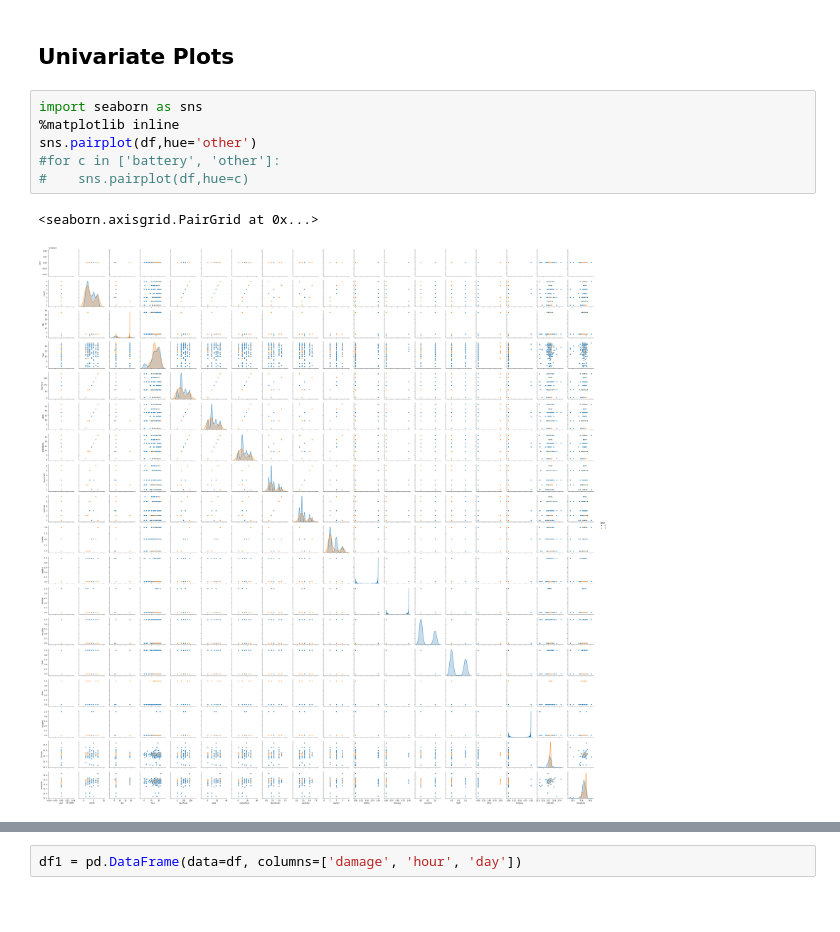
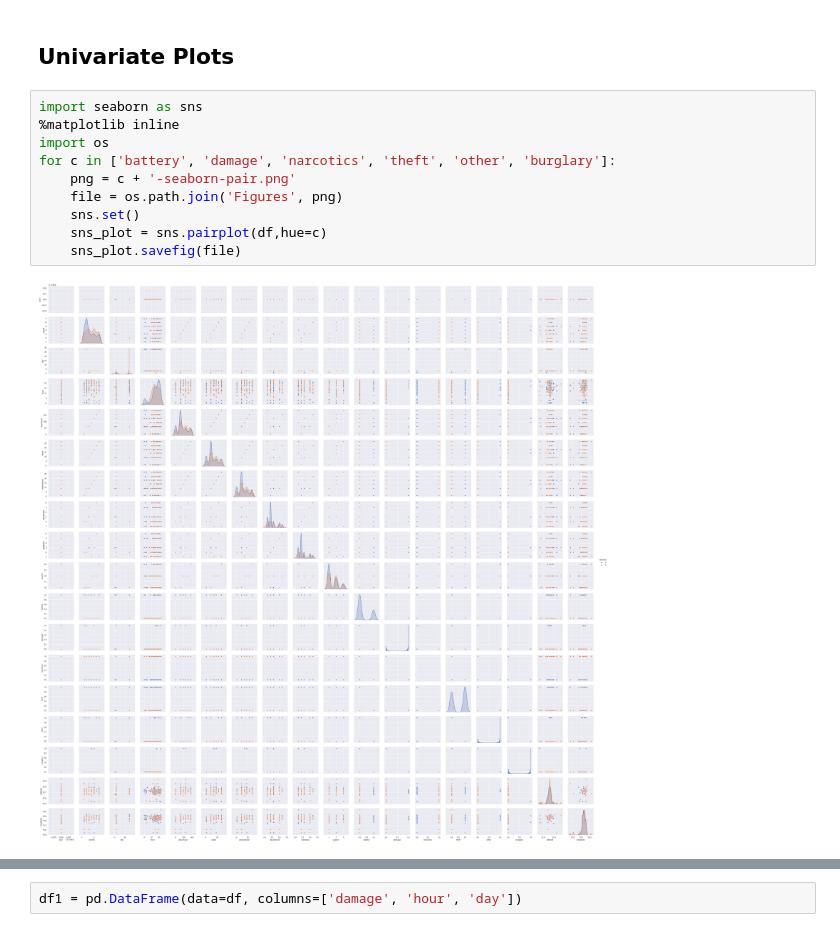
Before and after one commit to divyatv/MachineLearning_ChicagoCrime, a Jupyter notebook: start.ipynb, the cells around one changed output, grey strips where cells are left out. Drawn from its saved outputs; the diff is of its cells as text; blank space fills up the shorter version.

Commit message:
save seaborn plot to file

```diff
--- a/start.ipynb
+++ b/start.ipynb
@@ -194,9 +194,12 @@ df.head()
 # %%
 import seaborn as sns
 %matplotlib inline
-sns.pairplot(df,hue='other')
-#for c in ['battery', 'other']:
-#    sns.pairplot(df,hue=c)
+import os
+for c in ['battery', 'damage', 'narcotics', 'theft', 'other', 'burglary']:
+    png = c + '-seaborn-pair.png'
+    file = os.path.join('Figures', png)
+    sns.set()
+    sns_plot = sns.pairplot(df,hue=c)
+    sns_plot.savefig(file)
 # %% [output]
-<seaborn.axisgrid.PairGrid at 0x...>
-[figure, old version]
+[figure, new version]
```
Also changed, not shown: parts of 7 cells of this notebook, 12 other files.
